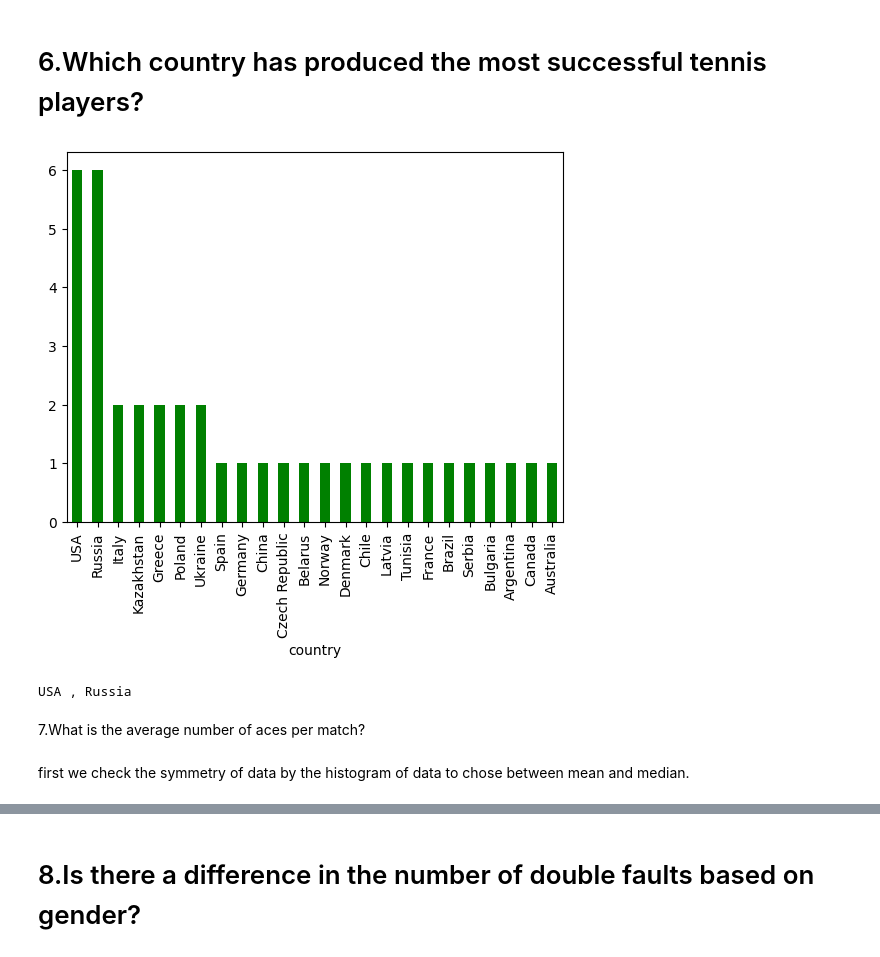
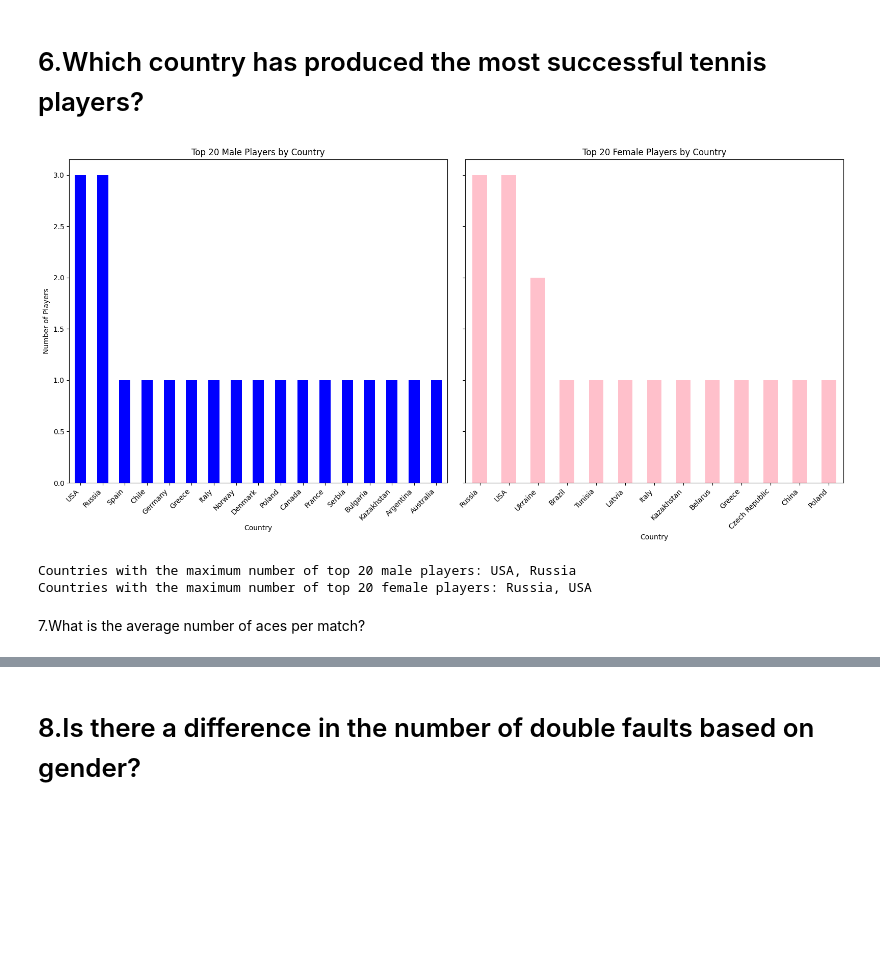
Before and after one commit to HosseinFaghihi/tennismatch_coop_coding, a Jupyter notebook: tproject.ipynb, the cells around one changed output, grey strips where cells are left out. Saved outputs shown, nothing was run; the diff lists cells and outputs as text; code cells hidden in the pictures; blank space fills up the shorter version.

Commit message:
add plot and edit 4 to 8

```diff
--- a/tproject.ipynb
+++ b/tproject.ipynb
@@ -455,41 +505,66 @@ Typically, 2 sets are played in a tennis match.
 # %%
 # Concatenate the home and away team dataframes
 df_all_rank = pd.concat([grouped_data_frames['home_team'], grouped_data_frames['away_team']])
 
 # Filter players with a current rank of 20 or better
 df_rank = df_all_rank[df_all_rank['current_rank'] <= 20]
 
 # Drop unnecessary columns
 df_rank_w = df_rank.drop(columns=['match_id', 'user_count', 'current_prize', 'total_prize'])
 
 # Drop duplicate rows
 df_rank_duplicates = df_rank_w.drop_duplicates()
 
 # Sort the dataframe by current rank in ascending order
 sorted_df = df_rank_duplicates.sort_values(by='current_rank', ascending=True)
 
 # Group by player name and get the first occurrence for each player
 df_unique_rank = sorted_df.groupby('name').first().reset_index()
 
-# Get the value counts of the countries
-value_counts = df_unique_rank['country'].value_counts()
+# Separate data by gender
+df_male_rank = df_unique_rank[df_unique_rank['gender'] == 'M']
+df_female_rank = df_unique_rank[df_unique_rank['gender'] == 'F']
 
-# Plot the value counts as a bar chart
-value_counts.plot(kind='bar', color='green')
-plt.yticks(range(int(value_counts.max()) + 1))
+# Get the value counts of the countries for males
+value_counts_male = df_male_rank['country'].value_counts()
+
+# Get the value counts of the countries for females
+value_counts_female = df_female_rank['country'].value_counts()
+
+# Plotting the value counts as bar charts
+fig, axs = plt.subplots(1, 2, figsize=(16, 8), sharey=True)
+
+# Male players' country distribution
+value_counts_male.plot(kind='bar', color='blue', ax=axs[0])
+axs[0].set_title('Top 20 Male Players by Country')
+axs[0].set_xlabel('Country')
+axs[0].set_ylabel('Number of Players')
+axs[0].set_xticklabels(axs[0].get_xticklabels(), rotation=45, ha='right')
+
+# Female players' country distribution
+value_counts_female.plot(kind='bar', color='pink', ax=axs[1])
+axs[1].set_title('Top 20 Female Players by Country')
+axs[1].set_xlabel('Country')
+axs[1].set_ylabel('Number of Players')
+axs[1].set_xticklabels(axs[1].get_xticklabels(), rotation=45, ha='right')
+
+plt.tight_layout()
 plt.show()
 
-# Find the countries with the maximum value
-max_index = value_counts.idxmax()
-countries_with_max_value = value_counts[value_counts == value_counts[max_index]].index.tolist()
+# Find the countries with the maximum value for males and females
+max_index_male = value_counts_male.idxmax()
+countries_with_max_value_male = value_counts_male[value_counts_male == value_counts_male[max_index_male]].index.tolist()
 
-# Print the countries with the maximum value
-print(f"{', '.join(map(str, countries_with_max_value[:-1]))} , {countries_with_max_value[-1]}")
+max_index_female = value_counts_female.idxmax()
+countries_with_max_value_female = value_counts_female[value_counts_female == value_counts_female[max_index_female]].index.tolist()
+
+# Print the countries with the maximum value for males and females
+print(f"Countries with the maximum number of top 20 male players: {', '.join(map(str, countries_with_max_value_male))}")
+print(f"Countries with the maximum number of top 20 female players: {', '.join(map(str, countries_with_max_value_female))}")
 # %% [output]
-[figure, old version]
+[figure, new version]
-USA , Russia
+Countries with the maximum number of top 20 male players: USA, Russia
+Countries with the maximum number of top 20 female players: Russia, USA
 # %% [markdown]
 7.What is the average number of aces per match?
-# %% [markdown]
-first we check the symmetry of data by the histogram of data to chose between mean and median.
 # %%
```
Also changed, not shown: parts of 11 cells of this notebook.
